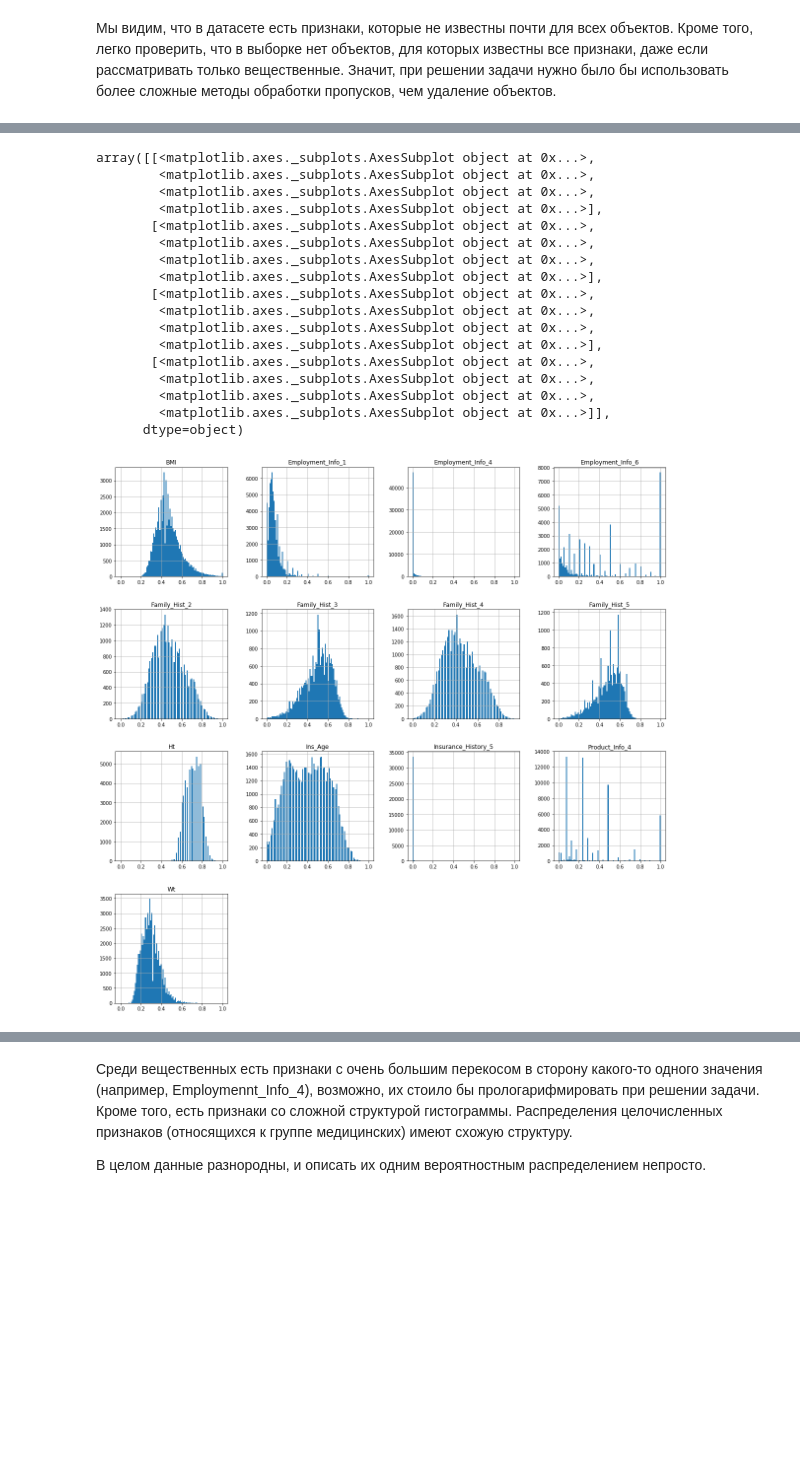
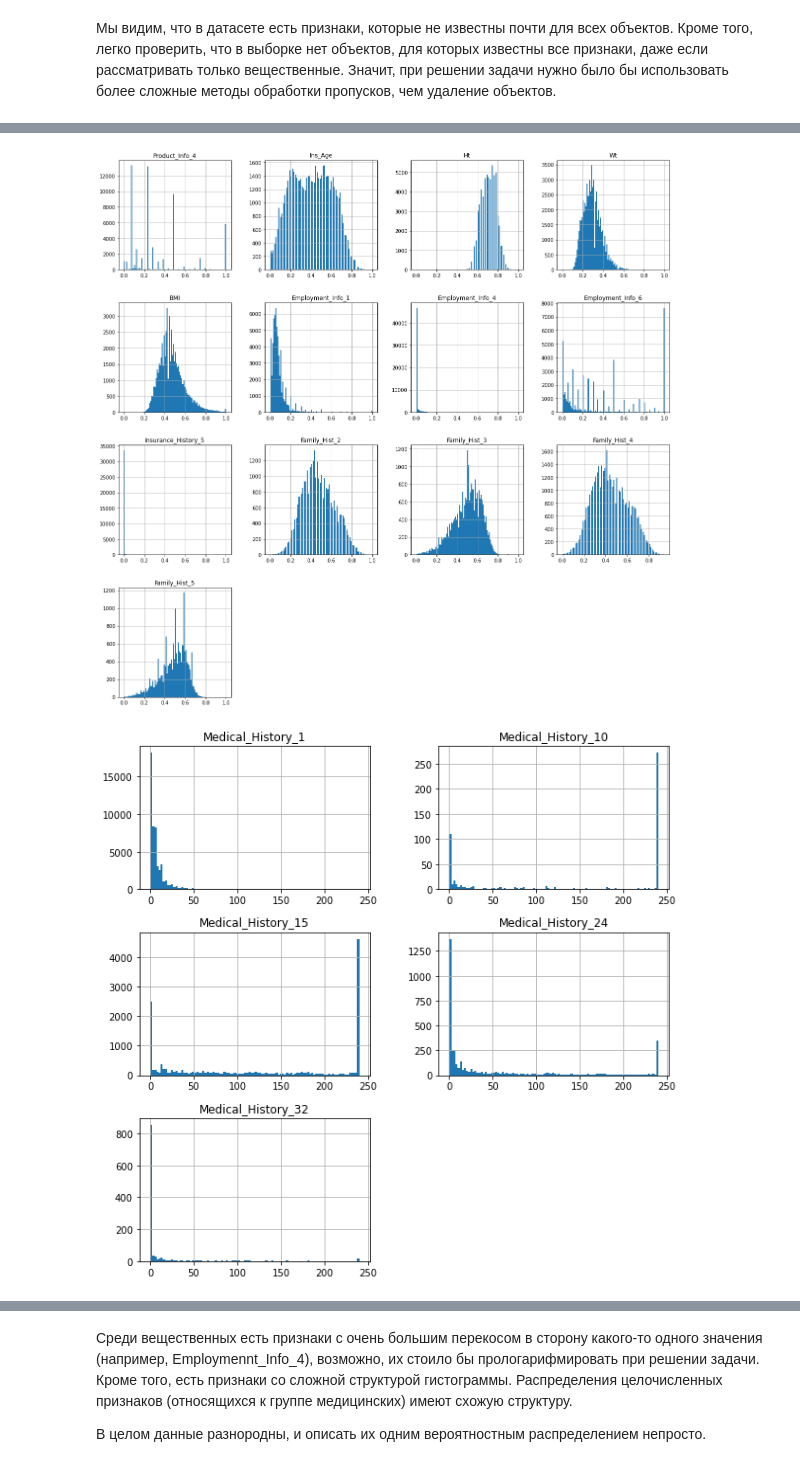
Before and after one commit to Erumaru/yandex-ml, a Jupyter notebook: course_3/check/VisualizationPeerReview.ipynb, the cells around one changed output, grey strips where cells are left out. Cells and saved outputs as stored; diff of their text form; code cells hidden in the pictures; blank space fills up the shorter version.

```diff
--- a/course_3/check/VisualizationPeerReview.ipynb
+++ b/course_3/check/VisualizationPeerReview.ipynb
@@ -43,5 +64,5 @@ Drive already mounted at /content/drive; to attempt to forcibly remount, call dr
 # %%
-data = pandas.read_csv("/content/drive/My Drive/datascience/3train.csv", na_values="NaN")
+data = pandas.read_csv("train.csv", na_values="NaN")
 # %%
 data.head()
 # %% [output]
@@ -116,23 +138,7 @@ $^*$ Будем считать, что масштаб двух признако
 # %%
 # Код 1. Постройте гистограммы.
-
-data[real_features].hist(figsize = (20,20), bins = 100)
+hist_real = data[real_features].hist(bins=100, figsize = (20,20))
+hist_discrete = data[discrete_features].hist(bins=100, figsize = (10,10))
 # %% [output]
-array([[<matplotlib.axes._subplots.AxesSubplot object at 0x...>,
-        <matplotlib.axes._subplots.AxesSubplot object at 0x...>,
-        <matplotlib.axes._subplots.AxesSubplot object at 0x...>,
-        <matplotlib.axes._subplots.AxesSubplot object at 0x...>],
-       [<matplotlib.axes._subplots.AxesSubplot object at 0x...>,
-        <matplotlib.axes._subplots.AxesSubplot object at 0x...>,
-        <matplotlib.axes._subplots.AxesSubplot object at 0x...>,
-        <matplotlib.axes._subplots.AxesSubplot object at 0x...>],
-       [<matplotlib.axes._subplots.AxesSubplot object at 0x...>,
-        <matplotlib.axes._subplots.AxesSubplot object at 0x...>,
-        <matplotlib.axes._subplots.AxesSubplot object at 0x...>,
-        <matplotlib.axes._subplots.AxesSubplot object at 0x...>],
-       [<matplotlib.axes._subplots.AxesSubplot object at 0x...>,
-        <matplotlib.axes._subplots.AxesSubplot object at 0x...>,
-        <matplotlib.axes._subplots.AxesSubplot object at 0x...>,
-        <matplotlib.axes._subplots.AxesSubplot object at 0x...>]],
-      dtype=object)
-[figure, old version]
+[figure, new version]
+[figure, added]
```
Also changed, not shown: parts of 37 cells of this notebook, 1 other file.
